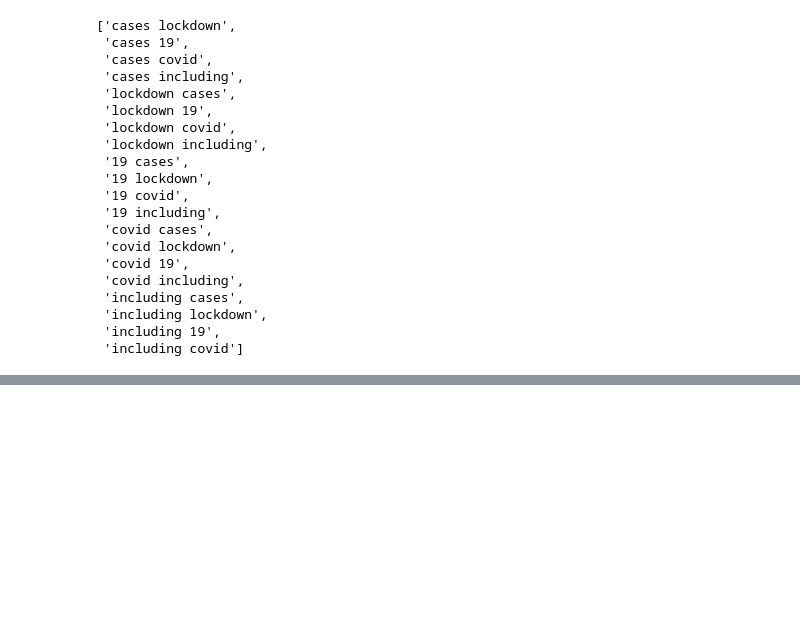
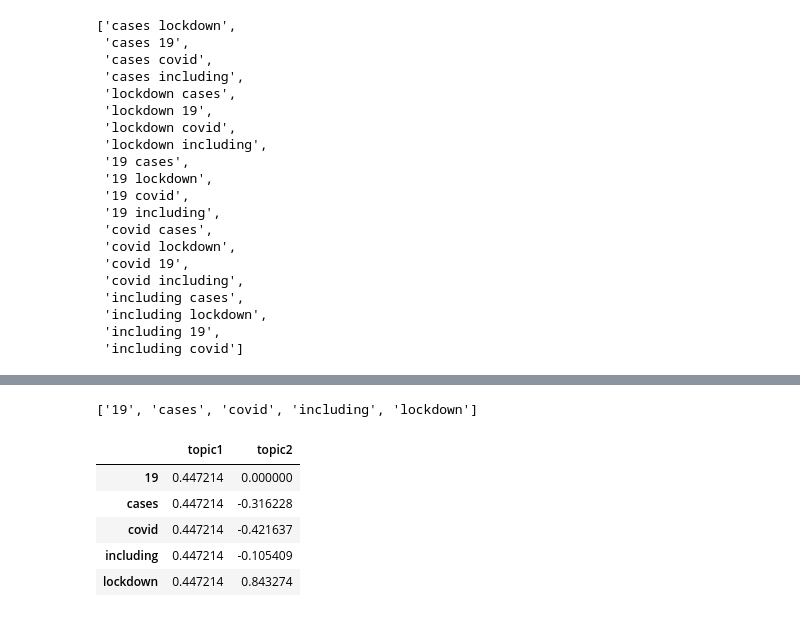
Before and after one commit to kshitiz28/Text-Summerization, a Jupyter notebook: LSA_summerizer.ipynb, the cells around one changed output, grey strips where cells are left out. Cells and saved outputs as stored; diff of their text form; code cells hidden in the pictures; blank space fills up the shorter version.

```diff
--- a/LSA_summerizer.ipynb
+++ b/LSA_summerizer.ipynb
@@ -265,0 +317,16 @@ TypeError: unhashable type: 'list'
+# %%
+dictionary1 = vectorizer.get_feature_names()
+dictionary1
+# %% [output]
+['19', 'cases', 'covid', 'including', 'lockdown']
+# %%
+encoding_matrix1 = pd.DataFrame(
+    svd1.components_, index=["topic1", "topic2"], columns=dictionary1).T
+encoding_matrix1
+# %% [output]
+|  | topic1 | topic2 |
+| 19 | 0.447214 | 0.000000 |
+| cases | 0.447214 | -0.316228 |
+| covid | 0.447214 | -0.421637 |
+| including | 0.447214 | -0.105409 |
+| lockdown | 0.447214 | 0.843274 |
```
Also changed, not shown: parts of 10 cells of this notebook, 1 other file.
